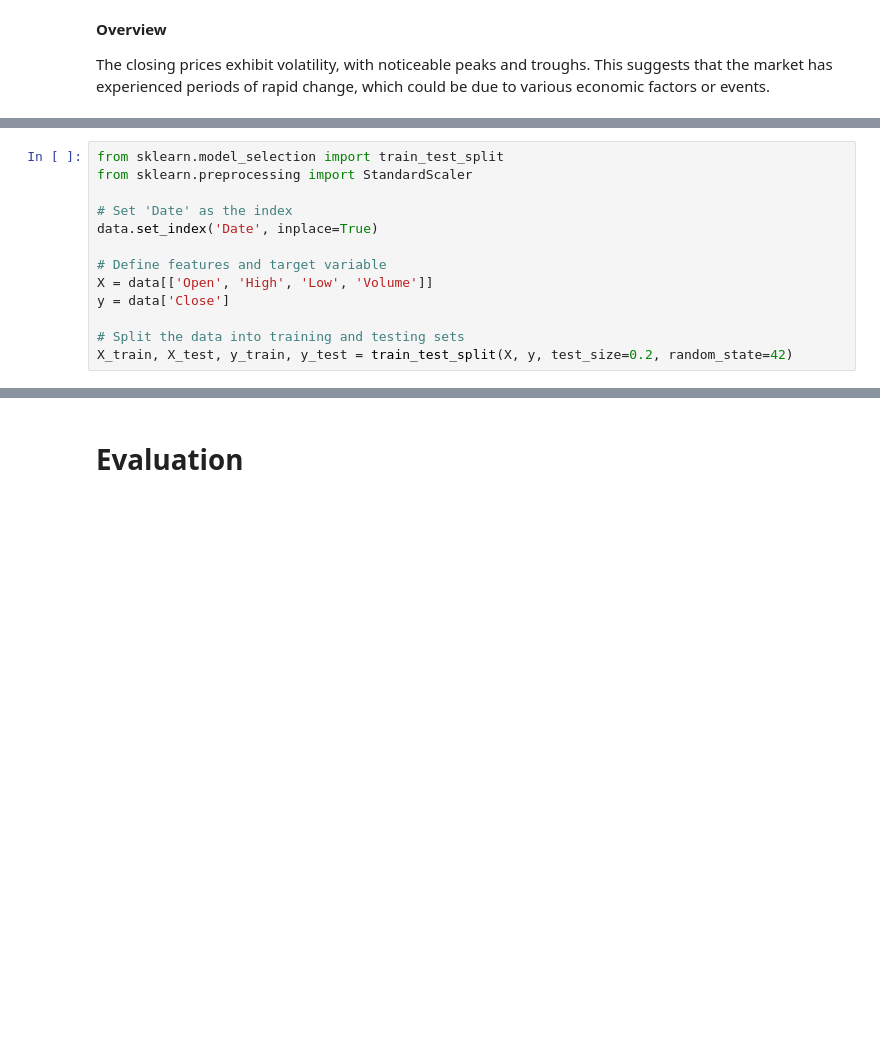
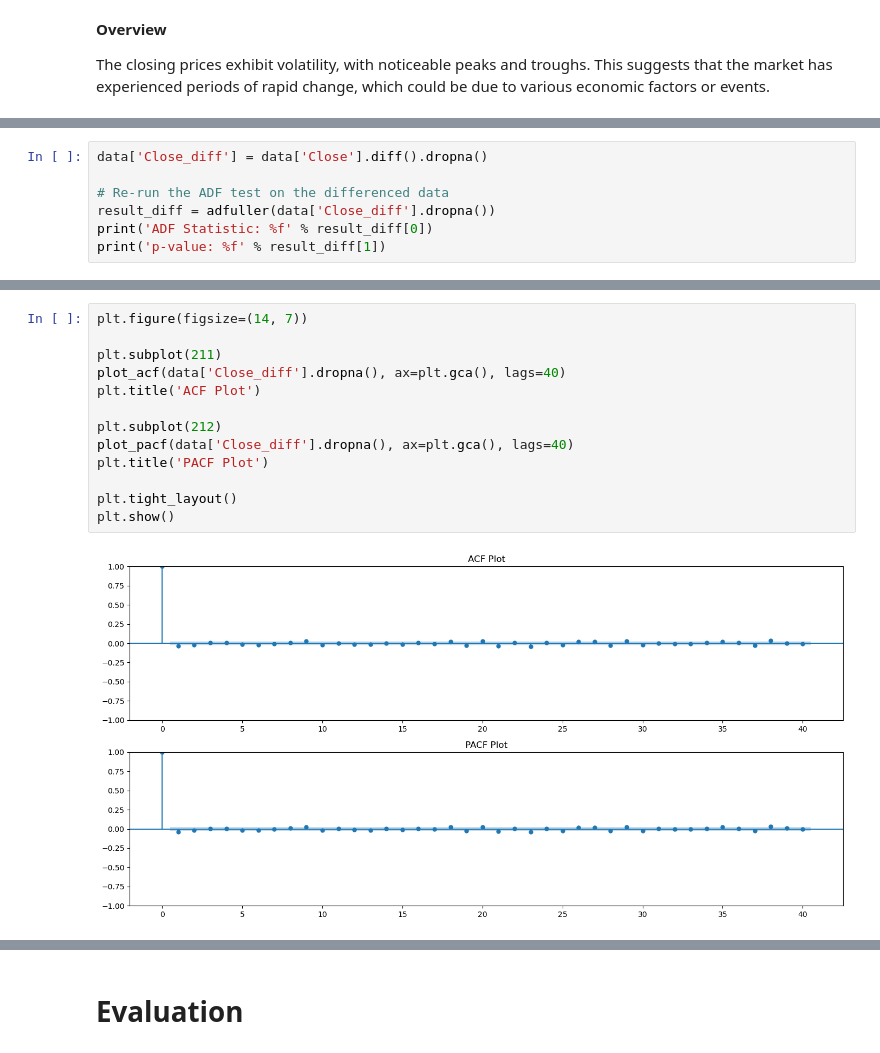
Before and after one commit to Nyabaga/eBay-Sales-Optimization, a Jupyter notebook: Main.ipynb, the cells around one changed output, grey strips where cells are left out. Saved outputs shown, nothing was run; the diff lists cells and outputs as text; blank space fills up the shorter version.

```diff
--- a/Main.ipynb
+++ b/Main.ipynb
@@ -301,0 +390,7 @@ The closing prices exhibit volatility, with noticeable peaks and troughs. This s
+# %%
+data['Close_diff'] = data['Close'].diff().dropna()
+
+# Re-run the ADF test on the differenced data
+result_diff = adfuller(data['Close_diff'].dropna())
+print('ADF Statistic: %f' % result_diff[0])
+print('p-value: %f' % result_diff[1])
@@ -320,13 +410,0 @@ First, we need to split our prepared dataset into training and testing sets. Thi
-# %%
-from sklearn.model_selection import train_test_split
-from sklearn.preprocessing import StandardScaler
-
-# Set 'Date' as the index
-data.set_index('Date', inplace=True)
-
-# Define features and target variable
-X = data[['Open', 'High', 'Low', 'Volume']]
-y = data['Close']
-
-# Split the data into training and testing sets
-X_train, X_test, y_train, y_test = train_test_split(X, y, test_size=0.2, random_state=42)
@@ -432,0 +429,15 @@ Average MSE: 0.9609 (+/- 1.0539)
+# %%
+plt.figure(figsize=(14, 7))
+
+plt.subplot(211)
+plot_acf(data['Close_diff'].dropna(), ax=plt.gca(), lags=40)
+plt.title('ACF Plot')
+
+plt.subplot(212)
+plot_pacf(data['Close_diff'].dropna(), ax=plt.gca(), lags=40)
+plt.title('PACF Plot')
+
+plt.tight_layout()
+plt.show()
+# %% [output]
+[figure, added]
```
Also changed, not shown: parts of 69 cells of this notebook.
